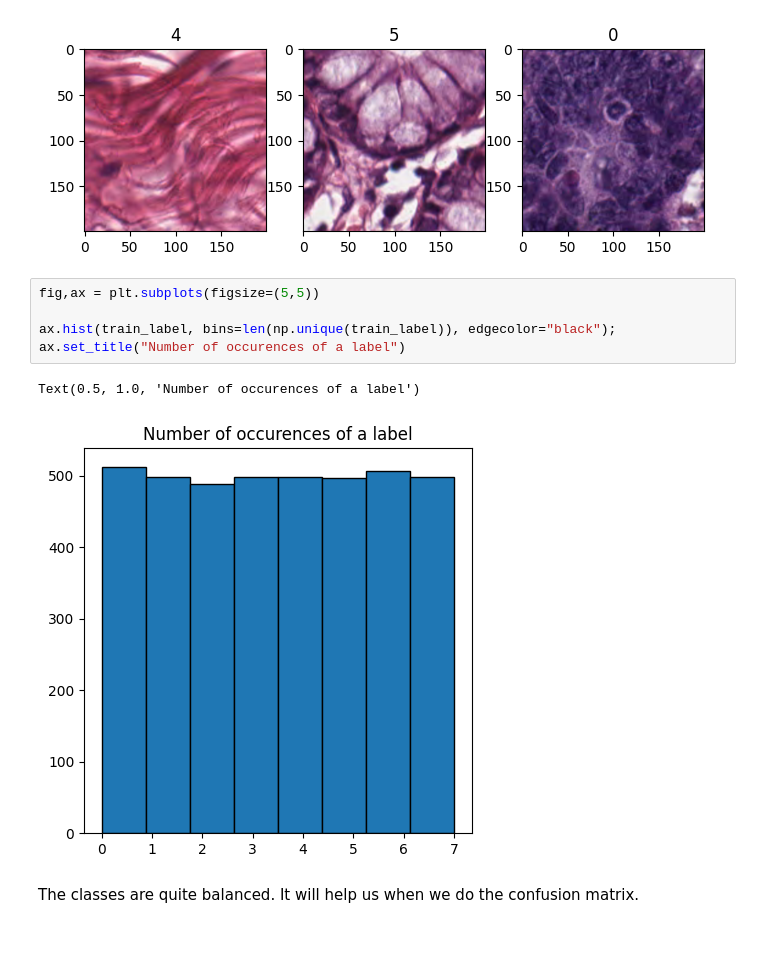
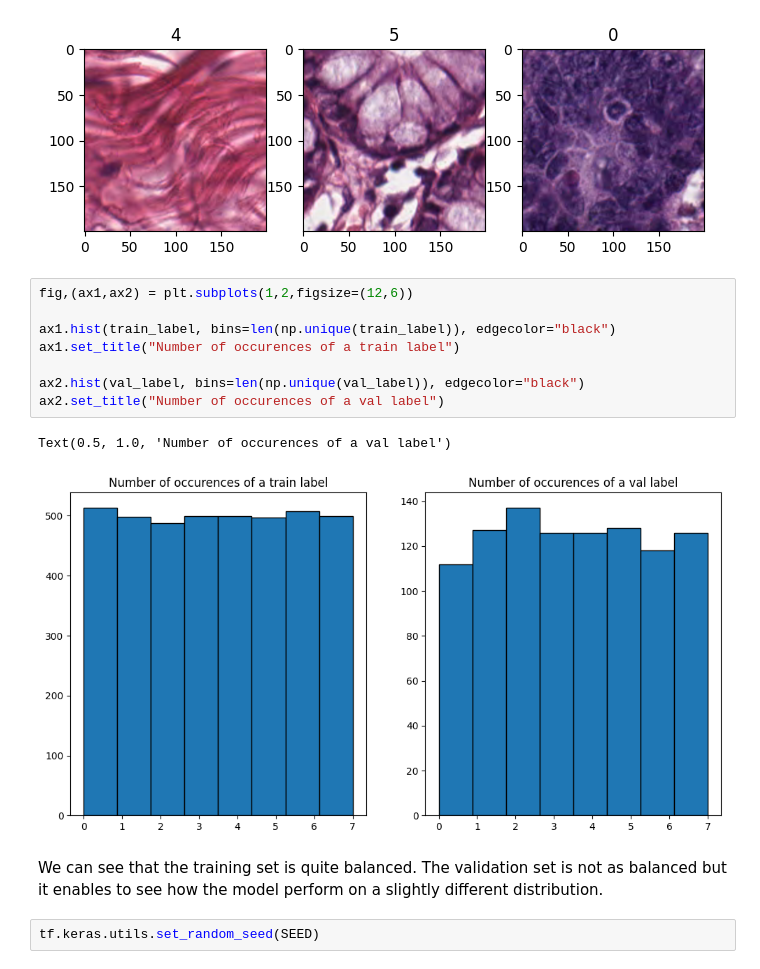
Before and after one commit to GabrielTruong/colorectal_project, a Jupyter notebook: eda.ipynb, the cells around one changed output. Drawn from its saved outputs; the diff is of its cells as text; blank space fills up the shorter version.

```diff
--- a/eda.ipynb
+++ b/eda.ipynb
@@ -69,12 +67,17 @@ plt.show()
 # %% [output]
 [figure]
 # %%
-fig,ax = plt.subplots(figsize=(5,5))
+fig,(ax1,ax2) = plt.subplots(1,2,figsize=(12,6))
 
-ax.hist(train_label, bins=len(np.unique(train_label)), edgecolor="black");
-ax.set_title("Number of occurences of a label")
+ax1.hist(train_label, bins=len(np.unique(train_label)), edgecolor="black")
+ax1.set_title("Number of occurences of a train label")
+
+ax2.hist(val_label, bins=len(np.unique(val_label)), edgecolor="black")
+ax2.set_title("Number of occurences of a val label")
 # %% [output]
-Text(0.5, 1.0, 'Number of occurences of a label')
+Text(0.5, 1.0, 'Number of occurences of a val label')
-[figure, old version]
+[figure, new version]
-# %% [markdown]
-The classes are quite balanced. It will help us when we do the confusion matrix.
+# %% [markdown]
+We can see that the training set is quite balanced. The validation set is not as balanced but it enables to see how the model perform on a slightly different distribution.
+# %%
+tf.keras.utils.set_random_seed(SEED)
```
Also changed, not shown: parts of 36 cells of this notebook.
